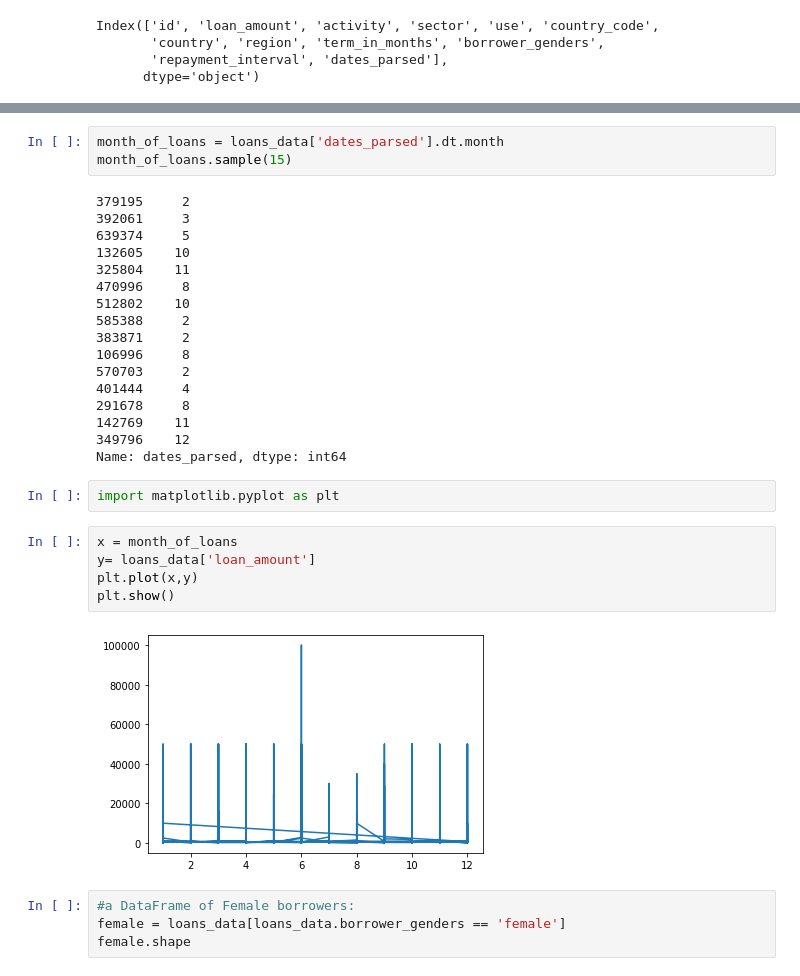
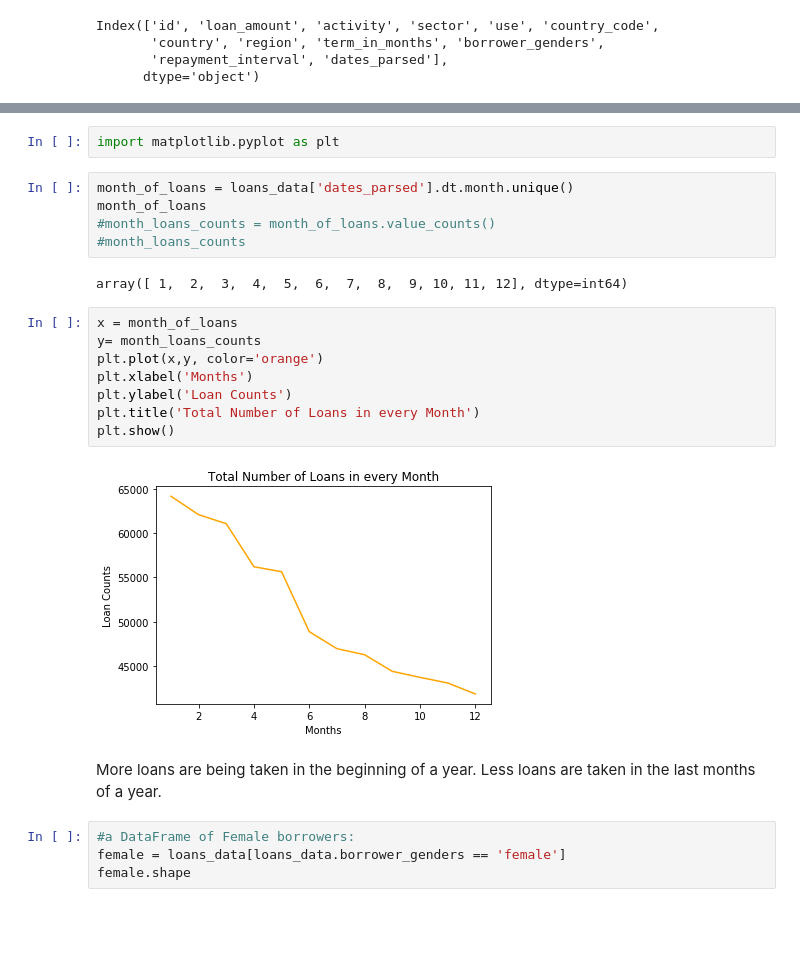
Before and after one commit to masterpython4ds/assignment-1-Alumasa, a Jupyter notebook: Kiva loans dataset.ipynb, the cells around one changed output, grey strips where cells are left out. Cells and saved outputs as stored; diff of their text form; blank space fills up the shorter version.

Commit message:
Visualization on loan counts

```diff
--- a/Kiva loans dataset.ipynb
+++ b/Kiva loans dataset.ipynb
@@ -220,32 +220,25 @@ memory usage: 80.9+ MB
-# %%
-month_of_loans = loans_data['dates_parsed'].dt.month
-month_of_loans.sample(15)
-# %% [output]
-379195     2
-392061     3
-639374     5
-132605    10
-325804    11
-470996     8
-512802    10
-585388     2
-383871     2
-106996     8
-570703     2
-401444     4
-291678     8
-142769    11
-349796    12
-Name: dates_parsed, dtype: int64
 # %%
 import matplotlib.pyplot as plt
+# %%
+month_of_loans = loans_data['dates_parsed'].dt.month.unique()
+month_of_loans
+#month_loans_counts = month_of_loans.value_counts()
+#month_loans_counts
+# %% [output]
+array([ 1,  2,  3,  4,  5,  6,  7,  8,  9, 10, 11, 12], dtype=int64)
 # %%
 x = month_of_loans
-y= loans_data['loan_amount']
-plt.plot(x,y)
+y= month_loans_counts
+plt.plot(x,y, color='orange')
+plt.xlabel('Months')
+plt.ylabel('Loan Counts')
+plt.title('Total Number of Loans in every Month')
 plt.show()
 # %% [output]
-[figure, old version]
+[figure, new version]
+# %% [markdown]
+More loans are being taken in the beginning of a year.
+Less loans are taken in the last months of a year.
 # %%
 #a DataFrame of Female borrowers:
 female = loans_data[loans_data.borrower_genders == 'female']
```
Also changed, not shown: parts of 9 cells of this notebook.
